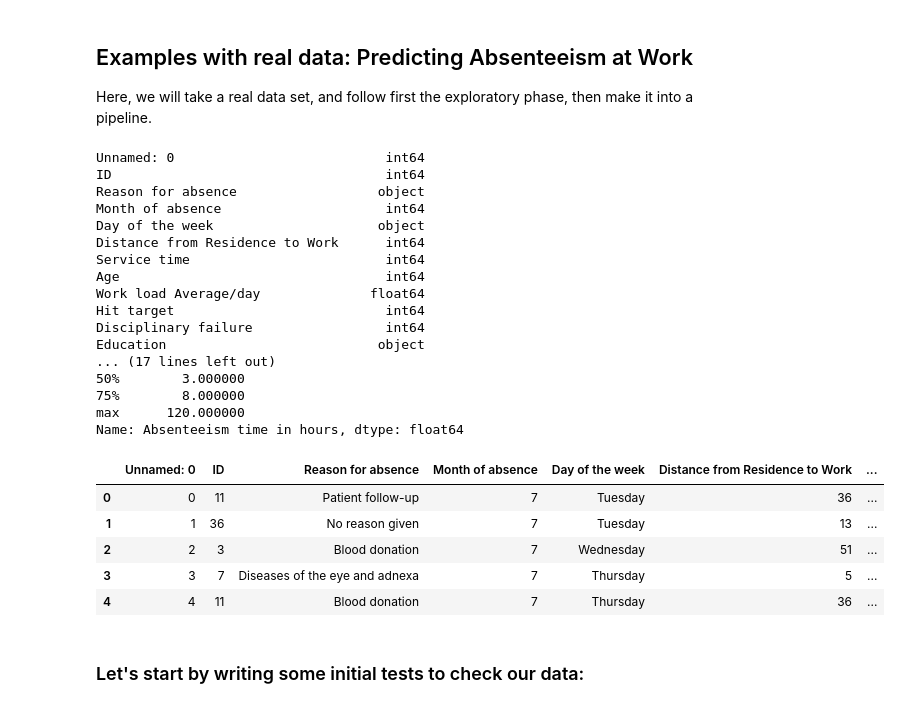
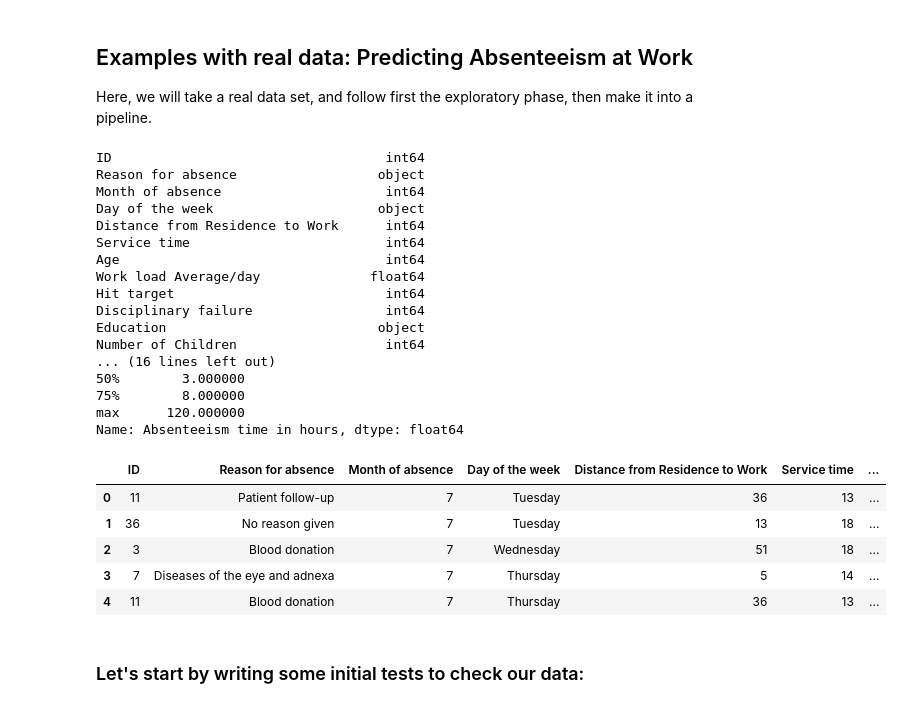
Before and after one commit to rachelkberryman/DSR_Model_Pipelines_Course, a Jupyter notebook: 1.3 Pipelines .ipynb, the cells around one changed output. Drawn from its saved outputs; the diff is of its cells as text; code cells hidden in the pictures.

```diff
--- a/1.3 Pipelines .ipynb
+++ b/1.3 Pipelines .ipynb
@@ -75,37 +75,37 @@ Here, we will take a real data set, and follow first the exploratory phase, then
 # %%
 import pandas as pd
 import numpy as np
 
-data = pd.read_csv('data/data.csv')
+data = pd.read_csv('data/data.csv', index_col=0)
 print(data.dtypes)
 print('\n')
 print('Summary Statistics for Target Variable \n', data['Absenteeism time in hours'].describe())
 # we have a mix of categorical, numeric, and string data.
 data.head()
 # %% [output]
-Unnamed: 0                           int64
 ID                                   int64
 Reason for absence                  object
 Month of absence                     int64
 Day of the week                     object
 Distance from Residence to Work      int64
 Service time                         int64
 Age                                  int64
 Work load Average/day              float64
 Hit target                           int64
 Disciplinary failure                 int64
 Education                           object
-... (17 lines left out)
+Number of Children                   int64
+... (16 lines left out)
 50%        3.000000
 75%        8.000000
 max      120.000000
 Name: Absenteeism time in hours, dtype: float64
-|  | Unnamed: 0 | ID | Reason for absence | Month of absence | Day of the week | Distance from Residence to Work | ... |
-| 0 | 0 | 11 | Patient follow-up | 7 | Tuesday | 36 | ... |
-| 1 | 1 | 36 | No reason given | 7 | Tuesday | 13 | ... |
-| 2 | 2 | 3 | Blood donation | 7 | Wednesday | 51 | ... |
-| 3 | 3 | 7 | Diseases of the eye and adnexa | 7 | Thursday | 5 | ... |
-| 4 | 4 | 11 | Blood donation | 7 | Thursday | 36 | ... |
+|  | ID | Reason for absence | Month of absence | Day of the week | Distance from Residence to Work | Service time | ... |
+| 0 | 11 | Patient follow-up | 7 | Tuesday | 36 | 13 | ... |
+| 1 | 36 | No reason given | 7 | Tuesday | 13 | 18 | ... |
+| 2 | 3 | Blood donation | 7 | Wednesday | 51 | 18 | ... |
+| 3 | 7 | Diseases of the eye and adnexa | 7 | Thursday | 5 | 14 | ... |
+| 4 | 11 | Blood donation | 7 | Thursday | 36 | 13 | ... |
 # %% [markdown]
 ### Let's start by writing some initial tests to check our data:
 # %%
```
Also changed, not shown: parts of 23 cells of this notebook.
